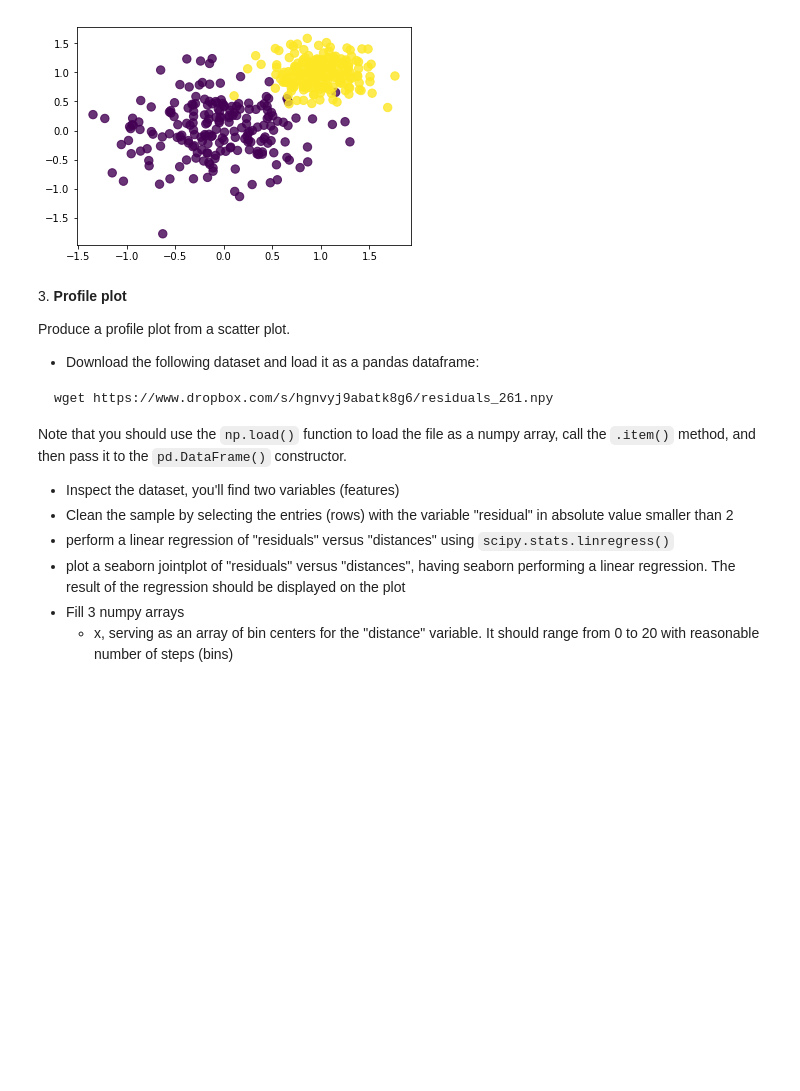
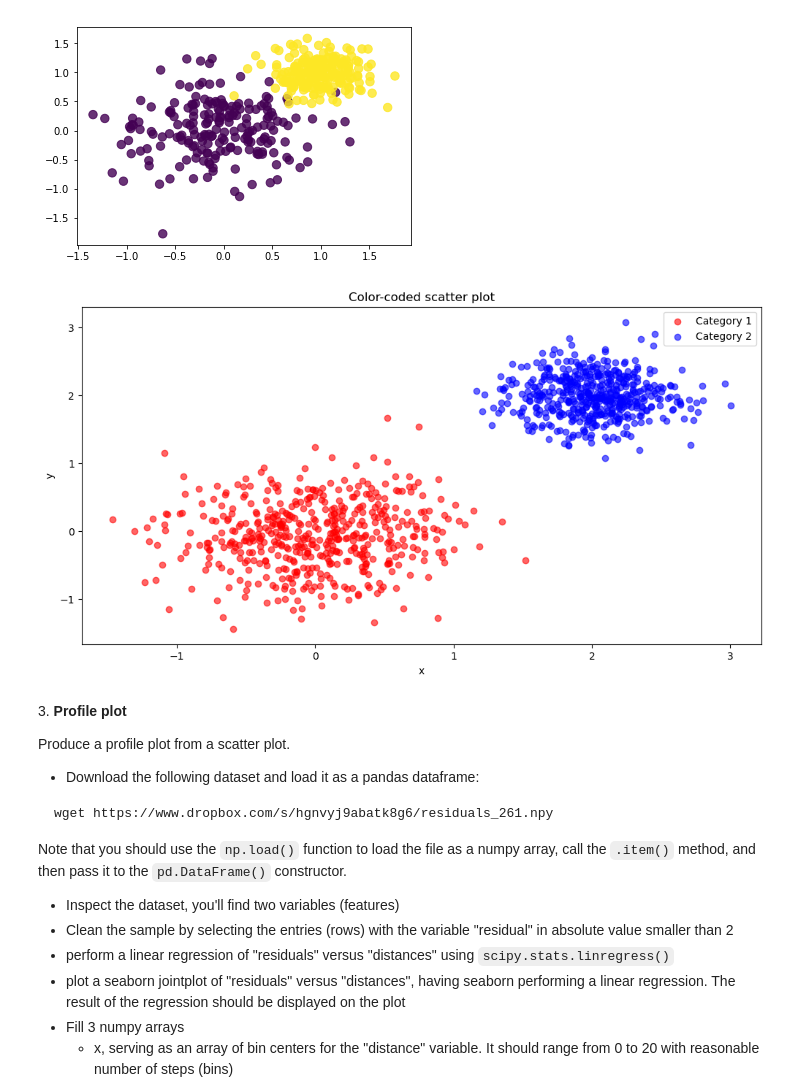
Before and after one commit to adrianorellanamontes/LaboratoryOfComputationalPhysics_Y8, a Jupyter notebook: 07ex_Visualization.ipynb, the cells around one changed output. Drawn from its saved outputs; the diff is of its cells as text; code cells hidden in the pictures; blank space fills up the shorter version.

```diff
--- a/07ex_Visualization.ipynb
+++ b/07ex_Visualization.ipynb
@@ -83,6 +85,24 @@ Image('two_categories_scatter_plot.png')
 "wget" no se reconoce como un comando interno o externo,
 programa o archivo por lotes ejecutable.
 [figure]
+# %%
+# Function that generate a 2D datasets of 2 categories. Each category should distribute as a 2D gaussian.
+def generate_2d_gaussian(mean, std, n):
+    return np.random.normal(loc=mean, scale=std, size=(n, 2)) # Equivalent to generating two independent 1D normal arrays with the same " loc " and " scale ".
+
+# Display the dataset in a scatter plot marking the two categories with different marker colors.
+cat1 = generate_2d_gaussian(mean=0, std=0.5, n=500)
+cat2 = generate_2d_gaussian(mean=2, std=0.3, n=500)
+fig, ax = plt.subplots(figsize=(12, 6))
+ax.set_title("Color-coded scatter plot")
+ax.scatter(cat1[:, 0], cat1[:, 1], c='red', label='Category 1', alpha=0.6)
+ax.scatter(cat2[:, 0], cat2[:, 1], c='blue', label='Category 2', alpha=0.6)
+ax.set_xlabel("x")
+ax.set_ylabel("y")
+ax.legend()
+plt.show()
+# %% [output]
+[figure, added]
 # %% [markdown]
 3\. **Profile plot**
 
```
Also changed, not shown: parts of 3 cells of this notebook, 3 other files.
